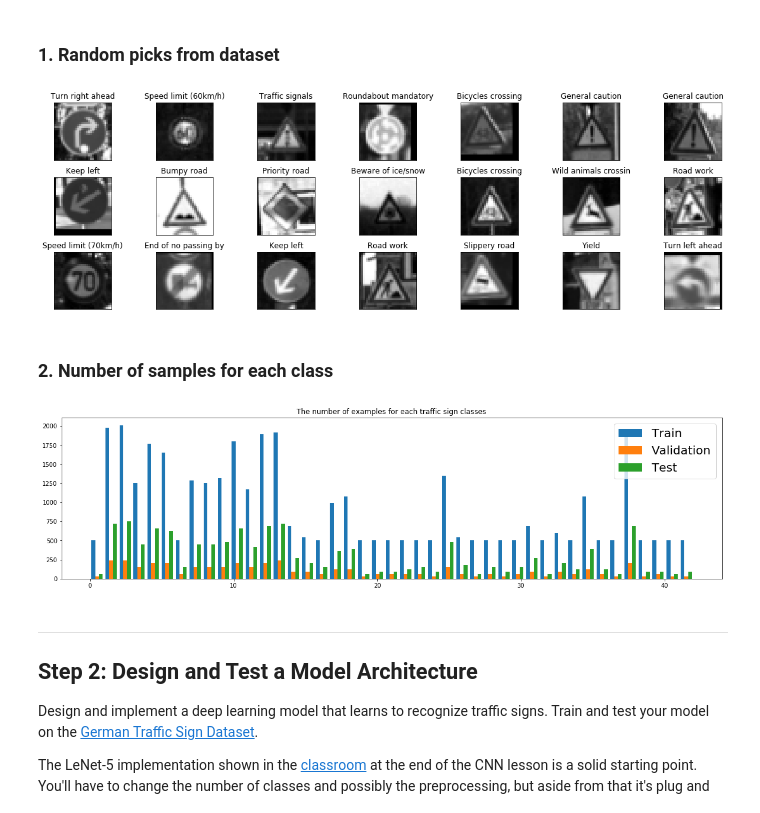
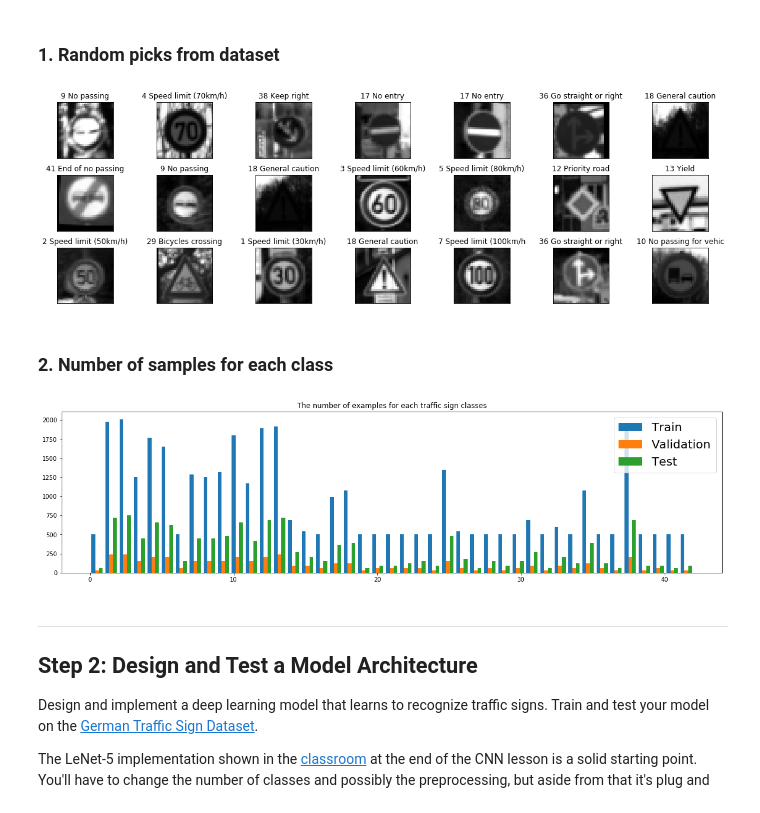
Before and after one commit to fexadyn/Udacity-TrafficSignRecognition-P2, a Jupyter notebook: Traffic_Sign_Classifier.ipynb, the cells around one changed output. Drawn from its saved outputs; the diff is of its cells as text; code cells hidden in the pictures.

```diff
--- a/Traffic_Sign_Classifier.ipynb
+++ b/Traffic_Sign_Classifier.ipynb
@@ -109,8 +109,10 @@ with open('signnames.csv', 'rt') as csvfile:
         except ValueError:
             pass
 
+signs_desc = []
 for sign_key, sign_value in sorted(sign_list.items()):
     print(sign_key, sign_value)
+    signs_desc.append(sign_value)
 # %% [output]
 0 Speed limit (20km/h)
 1 Speed limit (30km/h)
@@ -185,27 +187,28 @@ The [Matplotlib](http://matplotlib.org/) [examples](http://matplotlib.org/exampl
 # %%
 ### Data exploration visualization code goes here.
 ### Feel free to use as many code cells as needed.
 import matplotlib.pyplot as plt
 # Visualizations will be shown in the notebook.
 %matplotlib inline
 
 import numpy as np
 
 fig, axes = plt.subplots(3, 7, figsize=(20, 6),
                          subplot_kw={'xticks': [], 'yticks': []})
 
 fig.subplots_adjust(hspace=0.3, wspace=0.05)
 
 for ax in axes.flat:
 
     class_id = np.random.randint(0,n_train)
 
     ax.imshow(X_train_aug[class_id],cmap='gray')
-    ax.set_title(sign_list[y_train_aug[class_id]][:20])
+    signs_sorted = sorted(sign_list.items())
+    ax.set_title(str(y_train_aug[class_id]) + " " + signs_desc[y_train_aug[class_id]][:20])
 
 plt.show()
 # %% [output]
-[figure, old version]
+[figure, new version]
 # %% [markdown]
 ### 2. Number of samples for each class
 # %%
@@ -224,7 +227,7 @@ def plot_dataset_hist():
 
 plot_dataset_hist()
 # %% [output]
-[figure, old version]
+[figure, new version]
 # %% [markdown]
 ----
 
```
Also changed, not shown: parts of 6 cells of this notebook, 14 other files.
